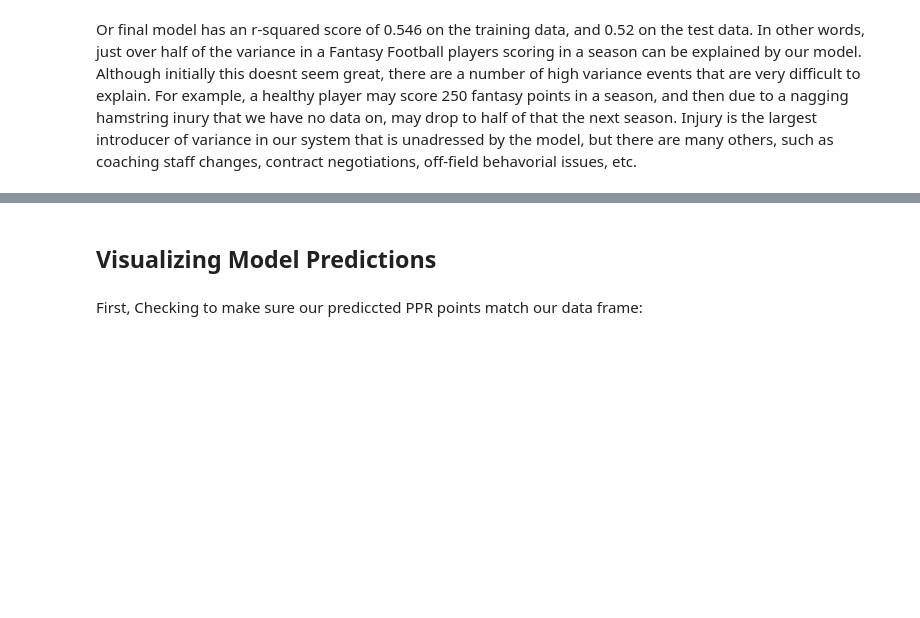
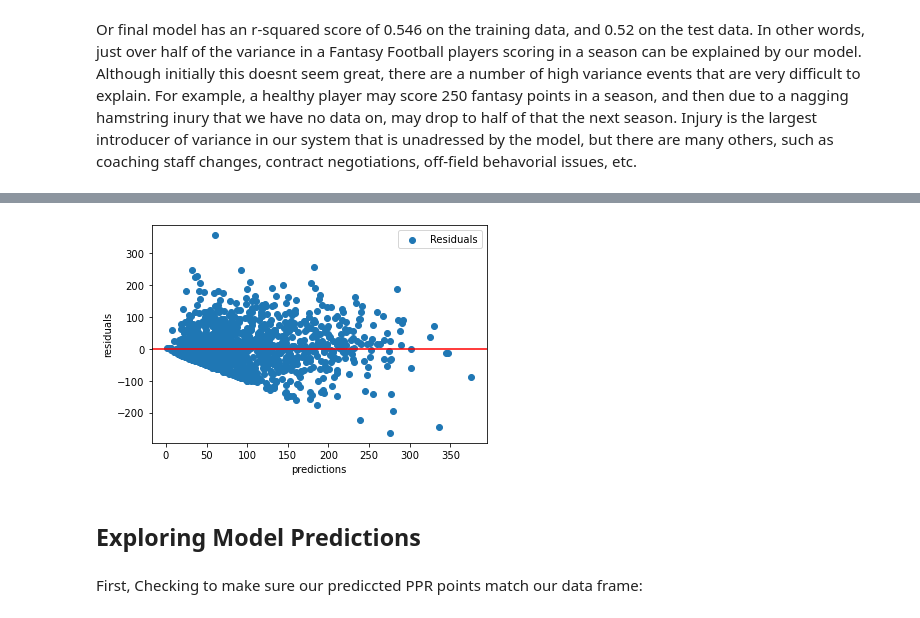
Before and after one commit to pburtonak/FantasyFootballDraftAI, a Jupyter notebook: Peter.ipynb, the cells around one changed output, grey strips where cells are left out. Cells and saved outputs as stored; diff of their text form; code cells hidden in the pictures; blank space fills up the shorter version.

```diff
--- a/Peter.ipynb
+++ b/Peter.ipynb
@@ -1112,5 +1159,14 @@ Or final model has an r-squared score of 0.546 on the training data, and 0.52 on
+# %%
+plt.scatter(train_pred, train_residuals, label='Residuals')
+plt.axhline(y=0,color = 'red')
+plt.xlabel('predictions')
+plt.ylabel('residuals')
+plt.legend()
+plt.savefig('Residuals2.png', dpi=300)
+# %% [output]
+[figure, added]
 # %% [markdown]
-## Visualizing Model Predictions
+## Exploring Model Predictions
 # %% [markdown]
 First, Checking to make sure our prediccted PPR points match our data frame:
 # %%
```
Also changed, not shown: parts of 103 cells of this notebook.
